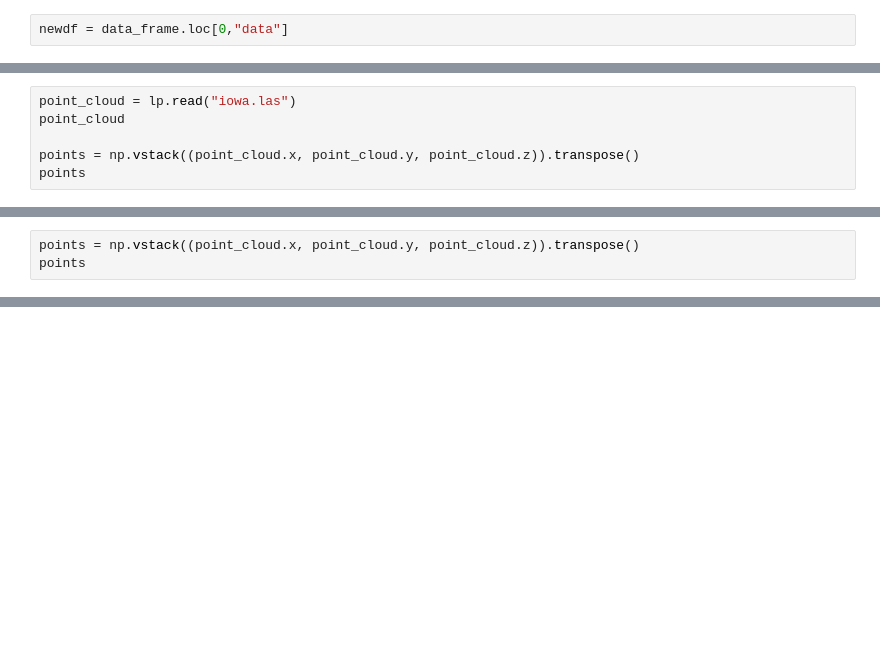
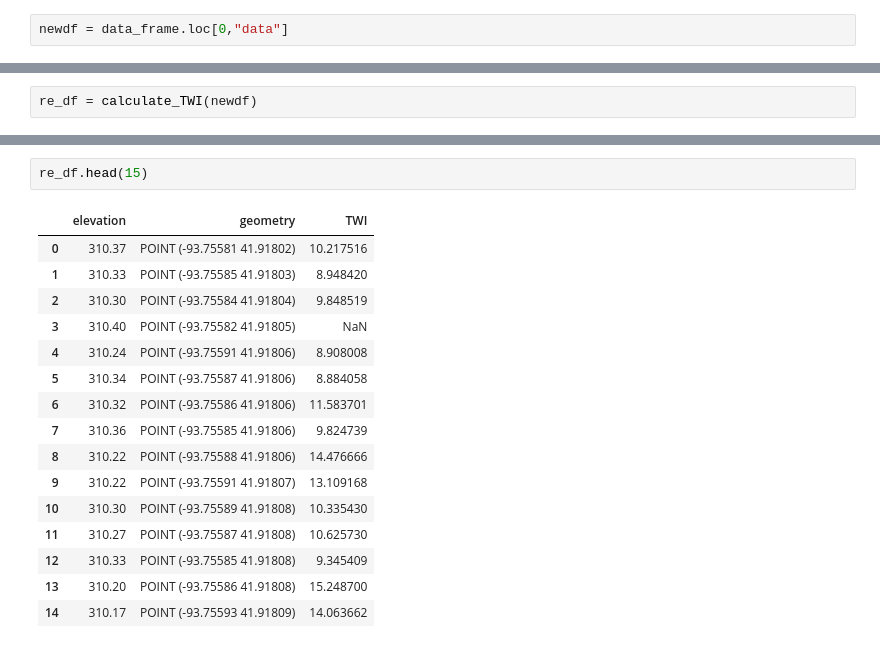
Before and after one commit to benbel376/LIDAR_ETL, a Jupyter notebook: experiments/test.ipynb, the cells around one changed output, grey strips where cells are left out. Cells and saved outputs as stored; diff of their text form; blank space fills up the shorter version.

```diff
--- a/experiments/test.ipynb
+++ b/experiments/test.ipynb
@@ -584,6 +568,0 @@ newdf = data_frame.loc[0,"data"]
-# %%
-point_cloud = lp.read("iowa.las")
-point_cloud
-
-points = np.vstack((point_cloud.x, point_cloud.y, point_cloud.z)).transpose()
-points
@@ -606,3 +568,0 @@ point_cloud=lp.read("iowa.las")
-# %%
-points = np.vstack((point_cloud.x, point_cloud.y, point_cloud.z)).transpose()
-points
@@ -670,0 +650,2 @@ plot_heatmap(df22, "t")
+# %%
+re_df = calculate_TWI(newdf)
@@ -670,0 +673,19 @@ plot_heatmap(df22, "t")
+# %%
+re_df.head(15)
+# %% [output]
+|  | elevation | geometry | TWI |
+| 0 | 310.37 | POINT (-93.75581 41.91802) | 10.217516 |
+| 1 | 310.33 | POINT (-93.75585 41.91803) | 8.948420 |
+| 2 | 310.30 | POINT (-93.75584 41.91804) | 9.848519 |
+| 3 | 310.40 | POINT (-93.75582 41.91805) | NaN |
+| 4 | 310.24 | POINT (-93.75591 41.91806) | 8.908008 |
+| 5 | 310.34 | POINT (-93.75587 41.91806) | 8.884058 |
+| 6 | 310.32 | POINT (-93.75586 41.91806) | 11.583701 |
+| 7 | 310.36 | POINT (-93.75585 41.91806) | 9.824739 |
+| 8 | 310.22 | POINT (-93.75588 41.91806) | 14.476666 |
+| 9 | 310.22 | POINT (-93.75591 41.91807) | 13.109168 |
+| 10 | 310.30 | POINT (-93.75589 41.91808) | 10.335430 |
+| 11 | 310.27 | POINT (-93.75587 41.91808) | 10.625730 |
+| 12 | 310.33 | POINT (-93.75585 41.91808) | 9.345409 |
+| 13 | 310.20 | POINT (-93.75586 41.91808) | 15.248700 |
+| 14 | 310.17 | POINT (-93.75593 41.91809) | 14.063662 |
```
Also changed, not shown: parts of 31 cells of this notebook, 3 other files.
